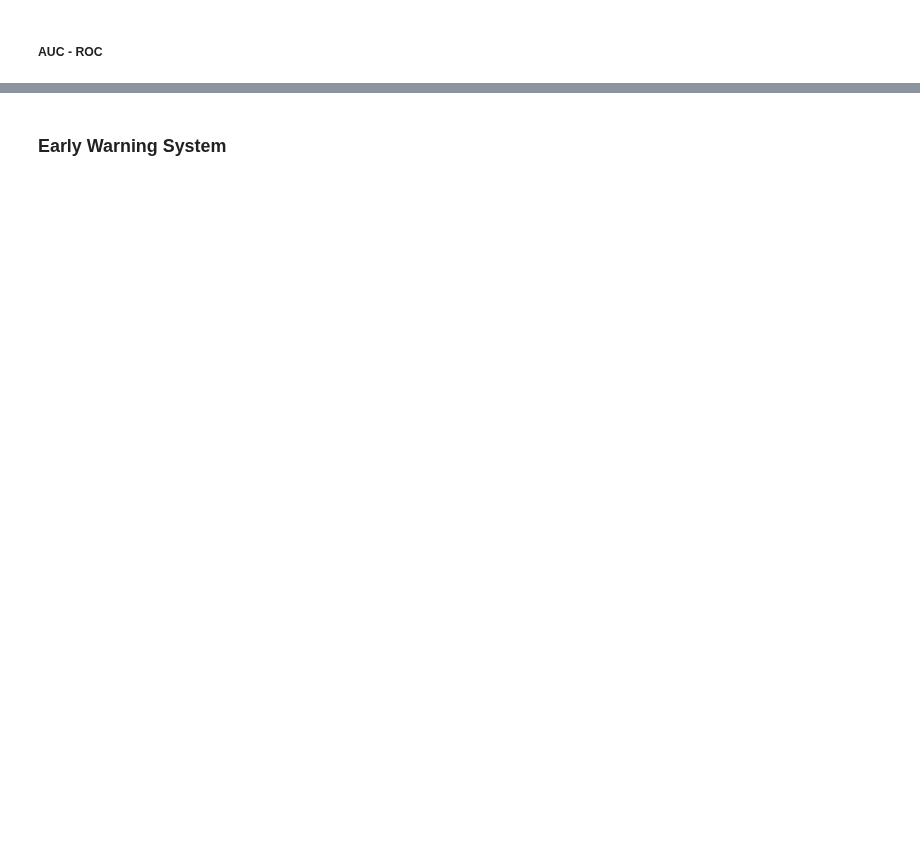
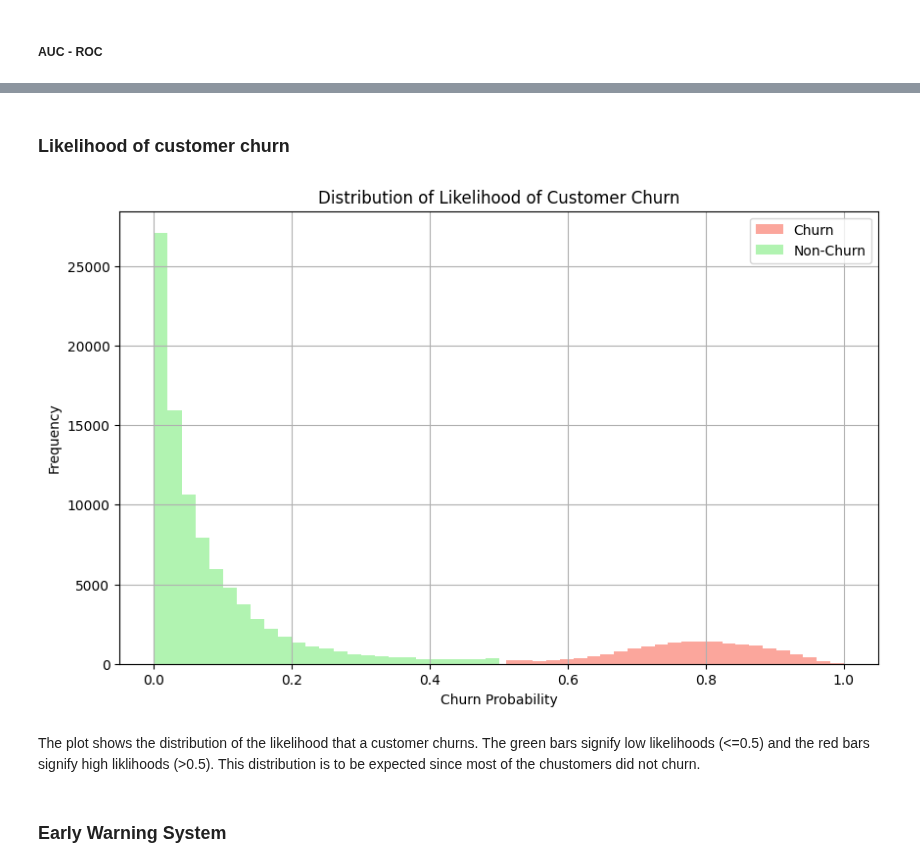
Before and after one commit to yionna/DSA3101-Object-Not-Found, a Jupyter notebook: group_tasks/Subgroup A/qn3(optional).ipynb, the cells around one changed output, grey strips where cells are left out. Drawn from its saved outputs; the diff is of its cells as text; code cells hidden in the pictures; blank space fills up the shorter version.

```diff
--- a/group_tasks/Subgroup A/qn3(optional).ipynb
+++ b/group_tasks/Subgroup A/qn3(optional).ipynb
@@ -37,14 +45,14 @@ encoders = {}
 for c in ['Gender', 'Income_Category', 'Education_Level', 'Marital_Status', 'Card_Category'
           , 'Churn']:
     le = LabelEncoder()
-    ori[c] = le.fit_transform(ori[c])
+    original[c] = le.fit_transform(original[c])
     encoders[c] = le
 
 # splitting the data into training and test
 ## training data size: 80%; test data size: 20%
-X = ori.drop(columns = ['Churn'])
-y = ori['Churn']
-X_train, X_test, y_train, y_test = train_test_split(X, y, test_size = 0.3, random_state = 1)
+X = original.drop(columns = ['Churn', 'Attrition_Flag'])
+y = original['Churn']
+X_train, X_test, y_train, y_test = train_test_split(X, y, test_size = 0.2, random_state = 1, stratify = y)
 # %% [markdown]
 #### Random Forest Classifier
 
@@ -97,3 +106,24 @@ The AUC-ROC score is high at 96.84%. The model has significant in predicting the
+# %% [markdown]
+### Likelihood of customer churn
+# %%
+churn = original[original['Churn_Probability'] > 0.5]
+not_churn = original[original['Churn_Probability'] <= 0.5]
+
+# distribution
+plt.figure(figsize = (10, 6))
+plt.hist(churn['Churn_Probability'], bins = 25, alpha = 0.7, label = 'Churn', color = 'salmon')
+plt.hist(not_churn['Churn_Probability'], bins = 25, alpha = 0.7, label = 'Non-Churn', color = 'lightgreen')
+plt.title('Distribution of Likelihood of Customer Churn')
+plt.xlabel('Churn Probability')
+plt.ylabel('Frequency')
+plt.legend()
+plt.grid(True)
+plt.show()
+# %% [output]
+[figure, added]
+# %% [markdown]
+The plot shows the distribution of the likelihood that a customer churns. The green bars signify low likelihoods (<=0.5) and the red bars signify high liklihoods (>0.5).
+This distribution is to be expected since most of the chustomers did not churn.
 # %% [markdown]
 ### Early Warning System
 # %%
```
Also changed, not shown: parts of 11 cells of this notebook, 4 other files.
